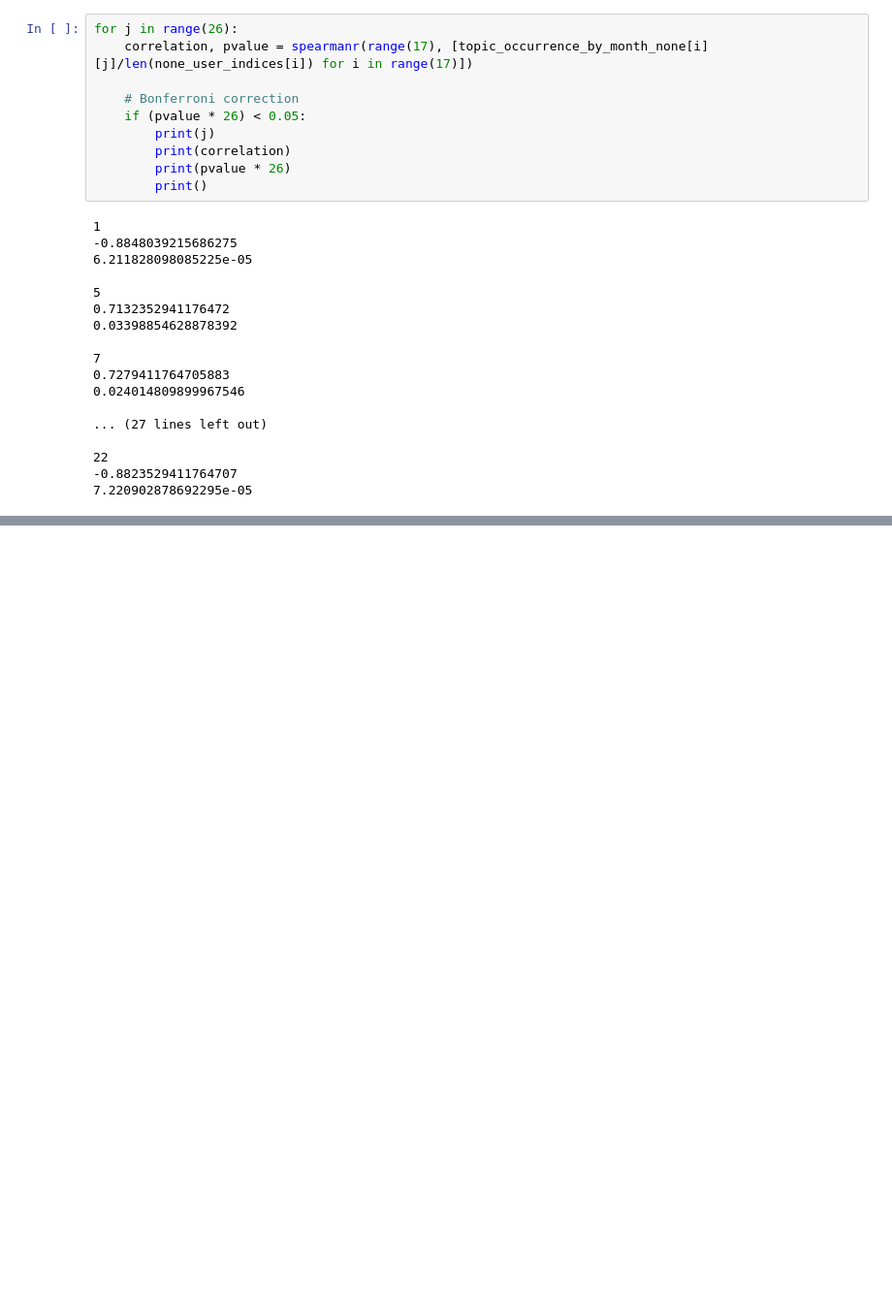
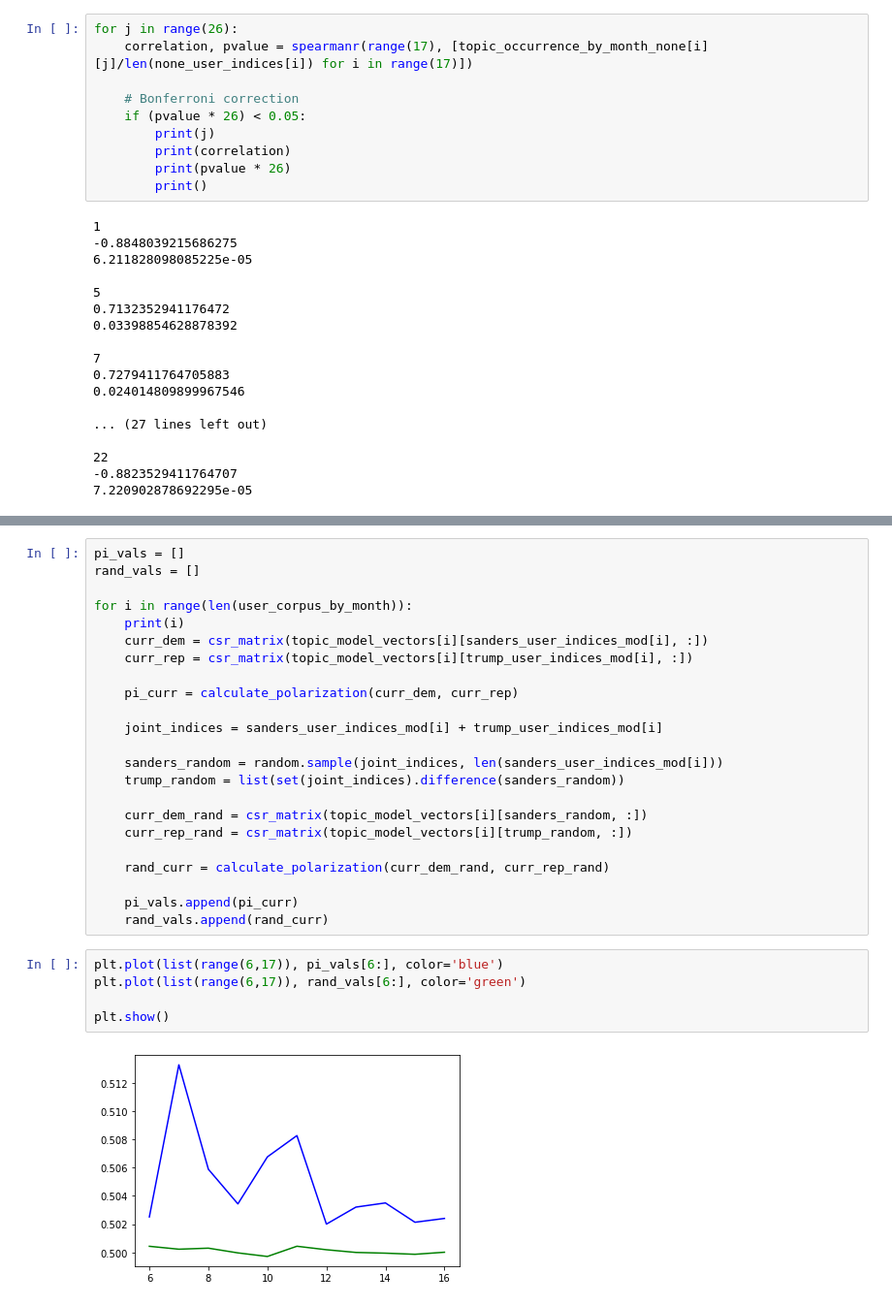
Before and after one commit to SourabhChakraborty/undergrad_thesis, a Jupyter notebook: lda_over_time.ipynb, the cells around one changed output, grey strips where cells are left out. Shown at 97% size. Drawn from its saved outputs; the diff is of its cells as text; blank space fills up the shorter version.

```diff
--- a/lda_over_time.ipynb
+++ b/lda_over_time.ipynb
@@ -764,0 +1079,30 @@ for j in range(26):
+# %%
+pi_vals = []
+rand_vals = []
+
+for i in range(len(user_corpus_by_month)):
+    print(i)
+    curr_dem = csr_matrix(topic_model_vectors[i][sanders_user_indices_mod[i], :])
+    curr_rep = csr_matrix(topic_model_vectors[i][trump_user_indices_mod[i], :])
+
+    pi_curr = calculate_polarization(curr_dem, curr_rep)
+
+    joint_indices = sanders_user_indices_mod[i] + trump_user_indices_mod[i]
+
+    sanders_random = random.sample(joint_indices, len(sanders_user_indices_mod[i]))
+    trump_random = list(set(joint_indices).difference(sanders_random))
+
+    curr_dem_rand = csr_matrix(topic_model_vectors[i][sanders_random, :])
+    curr_rep_rand = csr_matrix(topic_model_vectors[i][trump_random, :])
+
+    rand_curr = calculate_polarization(curr_dem_rand, curr_rep_rand)
+
+    pi_vals.append(pi_curr)
+    rand_vals.append(rand_curr)
+# %%
+plt.plot(list(range(6,17)), pi_vals[6:], color='blue')
+plt.plot(list(range(6,17)), rand_vals[6:], color='green')
+
+plt.show()
+# %% [output]
+[figure, added]
```
Also changed, not shown: parts of 102 cells of this notebook.
